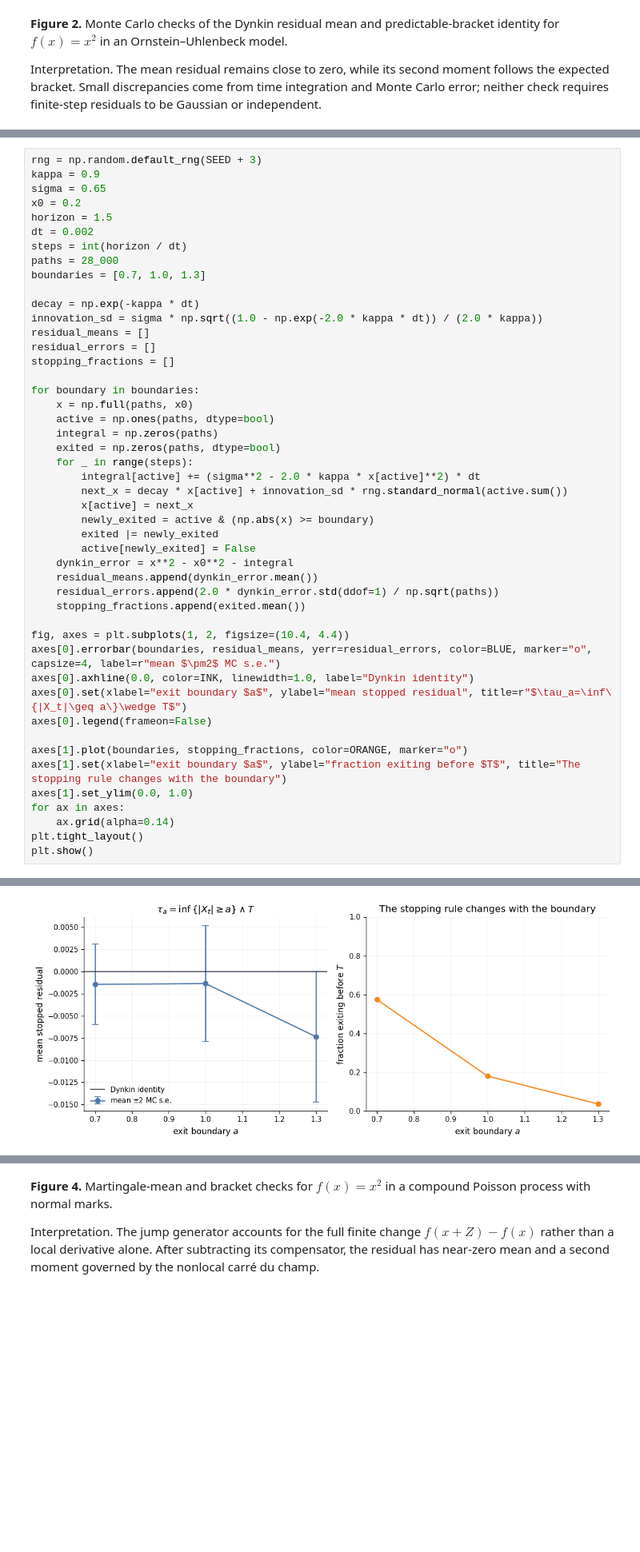
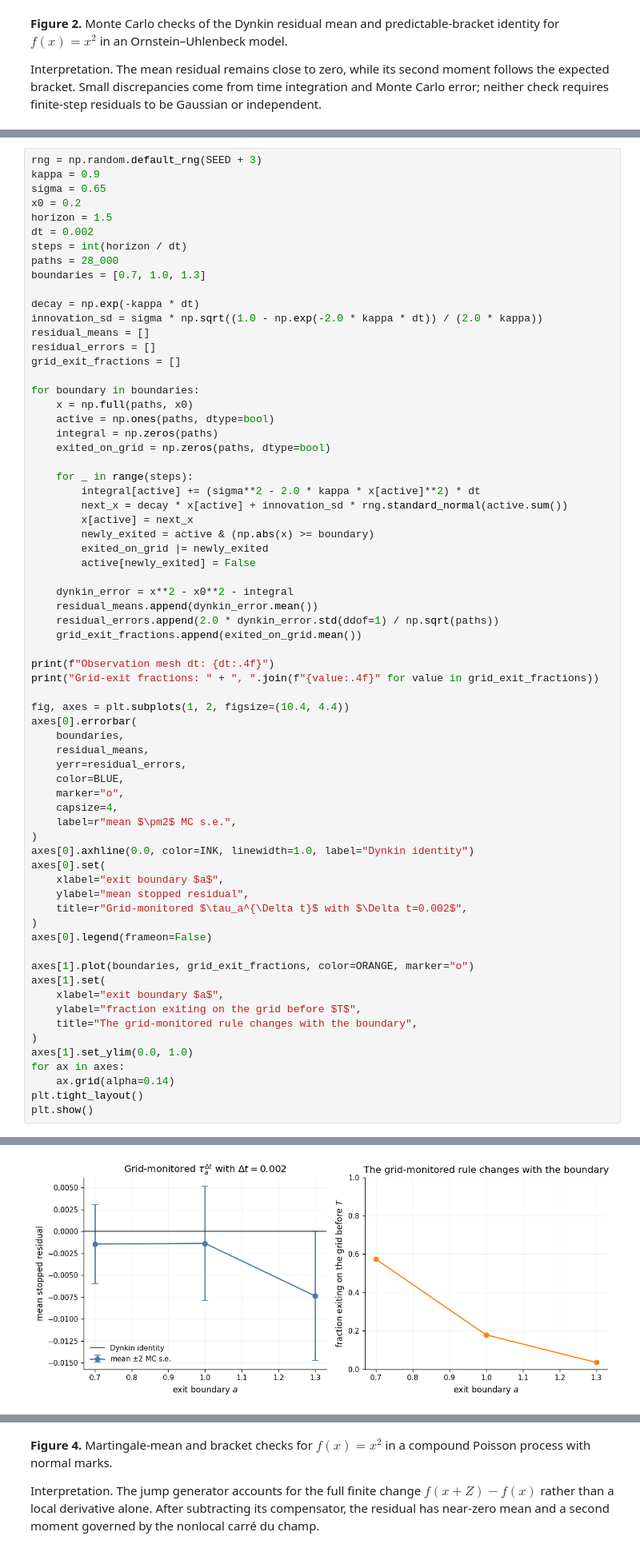
Before and after one commit to JiahaoLi-creator/stochastic-calculus-notes, a Jupyter notebook: docs/notebooks/09_Generators_Dynkin_Residual_WhiteNoise.ipynb, the cells around one changed output, grey strips where cells are left out. Shown at 80% size. Cells and saved outputs as stored; diff of their text form; blank space fills up the shorter version.

```diff
--- a/docs/notebooks/09_Generators_Dynkin_Residual_WhiteNoise.ipynb
+++ b/docs/notebooks/09_Generators_Dynkin_Residual_WhiteNoise.ipynb
@@ -205,33 +218,54 @@ decay = np.exp(-kappa * dt)
 innovation_sd = sigma * np.sqrt((1.0 - np.exp(-2.0 * kappa * dt)) / (2.0 * kappa))
 residual_means = []
 residual_errors = []
-stopping_fractions = []
+grid_exit_fractions = []
 
 for boundary in boundaries:
     x = np.full(paths, x0)
     active = np.ones(paths, dtype=bool)
     integral = np.zeros(paths)
-    exited = np.zeros(paths, dtype=bool)
+    exited_on_grid = np.zeros(paths, dtype=bool)
+
     for _ in range(steps):
         integral[active] += (sigma**2 - 2.0 * kappa * x[active]**2) * dt
         next_x = decay * x[active] + innovation_sd * rng.standard_normal(active.sum())
         x[active] = next_x
         newly_exited = active & (np.abs(x) >= boundary)
-        exited |= newly_exited
+        exited_on_grid |= newly_exited
         active[newly_exited] = False
+
     dynkin_error = x**2 - x0**2 - integral
     residual_means.append(dynkin_error.mean())
     residual_errors.append(2.0 * dynkin_error.std(ddof=1) / np.sqrt(paths))
-    stopping_fractions.append(exited.mean())
+    grid_exit_fractions.append(exited_on_grid.mean())
+
+print(f"Observation mesh dt: {dt:.4f}")
+print("Grid-exit fractions: " + ", ".join(f"{value:.4f}" for value in grid_exit_fractions))
 
 fig, axes = plt.subplots(1, 2, figsize=(10.4, 4.4))
-axes[0].errorbar(boundaries, residual_means, yerr=residual_errors, color=BLUE, marker="o", capsize=4, label=r"mean $\pm2$ MC s.e.")
+axes[0].errorbar(
+    boundaries,
+    residual_means,
+    yerr=residual_errors,
+    color=BLUE,
+    marker="o",
+    capsize=4,
+    label=r"mean $\pm2$ MC s.e.",
+)
 axes[0].axhline(0.0, color=INK, linewidth=1.0, label="Dynkin identity")
-axes[0].set(xlabel="exit boundary $a$", ylabel="mean stopped residual", title=r"$\tau_a=\inf\{|X_t|\geq a\}\wedge T$")
+axes[0].set(
+    xlabel="exit boundary $a$",
+    ylabel="mean stopped residual",
+    title=r"Grid-monitored $\tau_a^{\Delta t}$ with $\Delta t=0.002$",
+)
 axes[0].legend(frameon=False)
 
-axes[1].plot(boundaries, stopping_fractions, color=ORANGE, marker="o")
-axes[1].set(xlabel="exit boundary $a$", ylabel="fraction exiting before $T$", title="The stopping rule changes with the boundary")
+axes[1].plot(boundaries, grid_exit_fractions, color=ORANGE, marker="o")
+axes[1].set(
+    xlabel="exit boundary $a$",
+    ylabel="fraction exiting on the grid before $T$",
+    title="The grid-monitored rule changes with the boundary",
+)
 axes[1].set_ylim(0.0, 1.0)
 for ax in axes:
     ax.grid(alpha=0.14)
@@ -241,2 +277,2 @@ plt.show()
-[figure, old version]
+[figure, new version]
 # %% [markdown]
```
Also changed, not shown: parts of 3 cells of this notebook, 28 other files.
